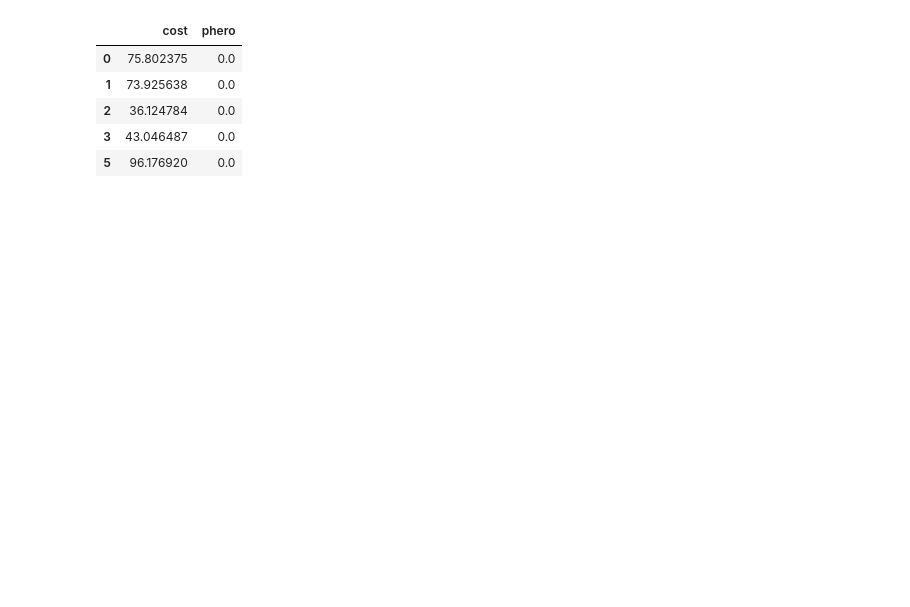
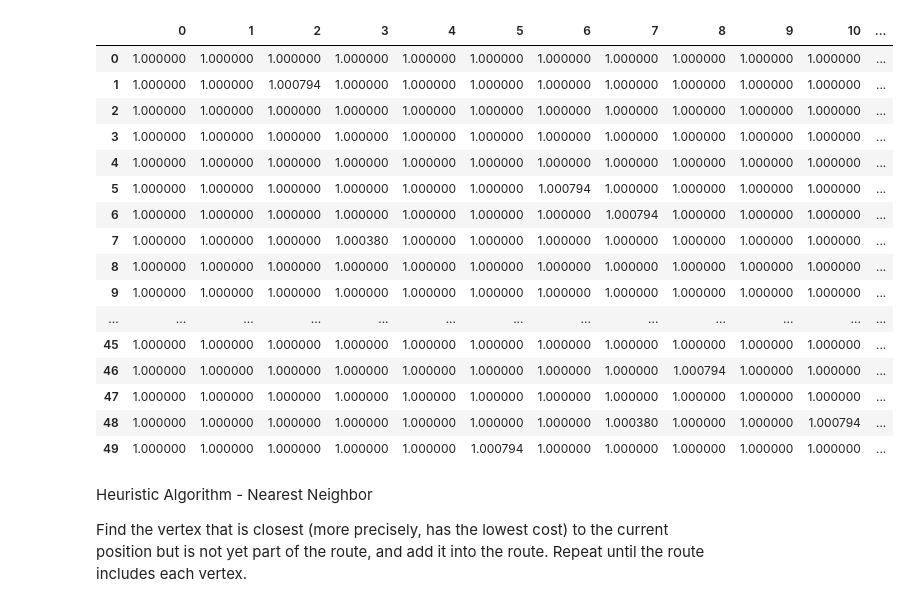
Before and after one commit to ChristianVaughn/BioInspiredML, a Jupyter notebook: main.ipynb, the cells around one changed output. Saved outputs shown, nothing was run; the diff lists cells and outputs as text; code cells hidden in the pictures; blank space fills up the shorter version.

```diff
--- a/main.ipynb
+++ b/main.ipynb
@@ -24,28 +23,0 @@ root = random.randint(0,49) #Randomly select one vertex as the root.
-# %%
-#Christian's code box. Start of ACO algo
-ants= 5
-pheromone_levels = [0,0]*50 #initialize pheromone levels all to 0 i think
-pheromone_maxtix = pd.DataFrame(0.0,index=range(50),columns=range(50))
-s_iter = []
-
-for i in range(ants):
-  currentlocation = root
-  s = []
-  possible_move_matrix = cities_distance_matrix.copy(deep=True) #do we need to remove the starting position?
-  cost = pd.DataFrame(possible_move_matrix, columns=[currentlocation])
-  phero = pd.DataFrame(pheromone_maxtix, columns=[currentlocation])
-  possible_move_matrix = possible_move_matrix.drop(currentlocation) #remove starting posotion from possible moves
-  #while len(possible_move_matrix) !=0:
-  cost_phero = pd.DataFrame(cost)
-  cost_phero['phero'] =  phero
-  cost_phero.columns = ['cost', 'phero']
-  cost_phero= cost_phero[cost_phero['cost'] != 0]
-# %%
-cost_phero.head()
-# %% [output]
-|  | cost | phero |
-| 0 | 75.802375 | 0.0 |
-| 1 | 73.925638 | 0.0 |
-| 2 | 36.124784 | 0.0 |
-| 3 | 43.046487 | 0.0 |
-| 5 | 96.176920 | 0.0 |
@@ -69,0 +70,25 @@ route.append(root)
+# %%
+pheromone_maxtix
+# %% [output]
+|  | 0 | 1 | 2 | 3 | 4 | 5 | 6 | 7 | 8 | 9 | 10 | ... |
+| 0 | 1.000000 | 1.000000 | 1.000000 | 1.000000 | 1.000000 | 1.000000 | 1.000000 | 1.000000 | 1.000000 | 1.000000 | 1.000000 | ... |
+| 1 | 1.000000 | 1.000000 | 1.000794 | 1.000000 | 1.000000 | 1.000000 | 1.000000 | 1.000000 | 1.000000 | 1.000000 | 1.000000 | ... |
+| 2 | 1.000000 | 1.000000 | 1.000000 | 1.000000 | 1.000000 | 1.000000 | 1.000000 | 1.000000 | 1.000000 | 1.000000 | 1.000000 | ... |
+| 3 | 1.000000 | 1.000000 | 1.000000 | 1.000000 | 1.000000 | 1.000000 | 1.000000 | 1.000000 | 1.000000 | 1.000000 | 1.000000 | ... |
+| 4 | 1.000000 | 1.000000 | 1.000000 | 1.000000 | 1.000000 | 1.000000 | 1.000000 | 1.000000 | 1.000000 | 1.000000 | 1.000000 | ... |
+| 5 | 1.000000 | 1.000000 | 1.000000 | 1.000000 | 1.000000 | 1.000000 | 1.000794 | 1.000000 | 1.000000 | 1.000000 | 1.000000 | ... |
+| 6 | 1.000000 | 1.000000 | 1.000000 | 1.000000 | 1.000000 | 1.000000 | 1.000000 | 1.000794 | 1.000000 | 1.000000 | 1.000000 | ... |
+| 7 | 1.000000 | 1.000000 | 1.000000 | 1.000380 | 1.000000 | 1.000000 | 1.000000 | 1.000000 | 1.000000 | 1.000000 | 1.000000 | ... |
+| 8 | 1.000000 | 1.000000 | 1.000000 | 1.000000 | 1.000000 | 1.000000 | 1.000000 | 1.000000 | 1.000000 | 1.000000 | 1.000000 | ... |
+| 9 | 1.000000 | 1.000000 | 1.000000 | 1.000000 | 1.000000 | 1.000000 | 1.000000 | 1.000000 | 1.000000 | 1.000000 | 1.000000 | ... |
+| ... | ... | ... | ... | ... | ... | ... | ... | ... | ... | ... | ... | ... |
+| 45 | 1.000000 | 1.000000 | 1.000000 | 1.000000 | 1.000000 | 1.000000 | 1.000000 | 1.000000 | 1.000000 | 1.000000 | 1.000000 | ... |
+| 46 | 1.000000 | 1.000000 | 1.000000 | 1.000000 | 1.000000 | 1.000000 | 1.000000 | 1.000000 | 1.000794 | 1.000000 | 1.000000 | ... |
+| 47 | 1.000000 | 1.000000 | 1.000000 | 1.000000 | 1.000000 | 1.000000 | 1.000000 | 1.000000 | 1.000000 | 1.000000 | 1.000000 | ... |
+| 48 | 1.000000 | 1.000000 | 1.000000 | 1.000000 | 1.000000 | 1.000000 | 1.000000 | 1.000380 | 1.000000 | 1.000000 | 1.000794 | ... |
+| 49 | 1.000000 | 1.000000 | 1.000000 | 1.000000 | 1.000000 | 1.000794 | 1.000000 | 1.000000 | 1.000000 | 1.000000 | 1.000000 | ... |
+# %% [markdown]
+Heuristic Algorithm - Nearest Neighbor
+
+Find the vertex that is closest (more precisely, has the lowest cost) to the current position but is not yet part of the route, and add it into the route.
+Repeat until the route includes each vertex.
```
Also changed, not shown: parts of 5 cells of this notebook.
